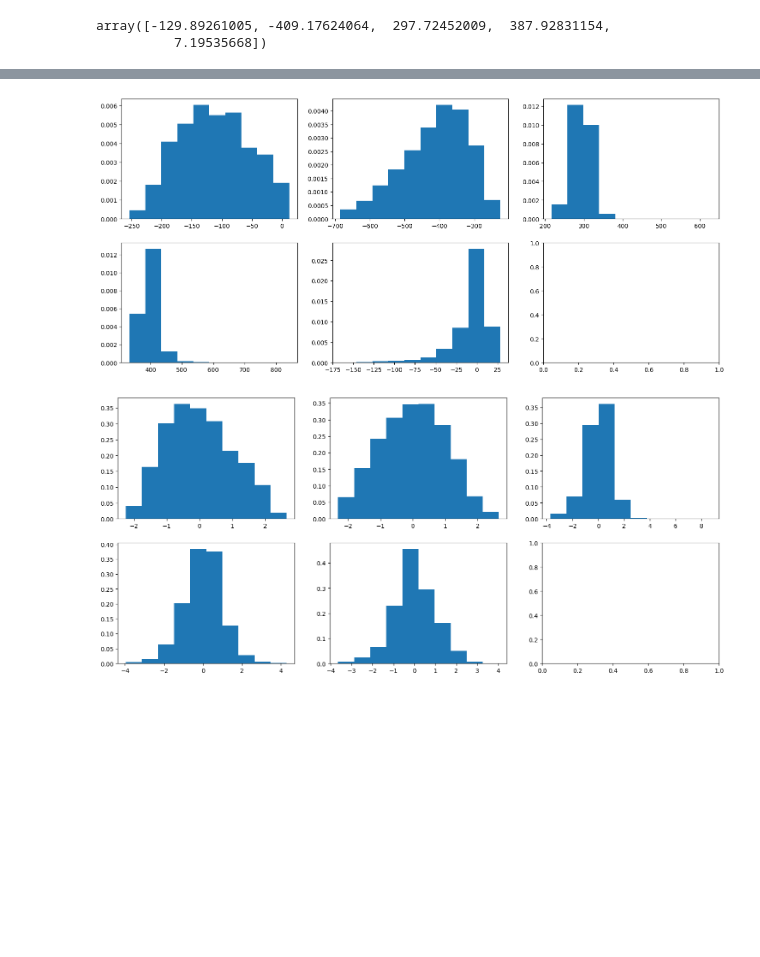
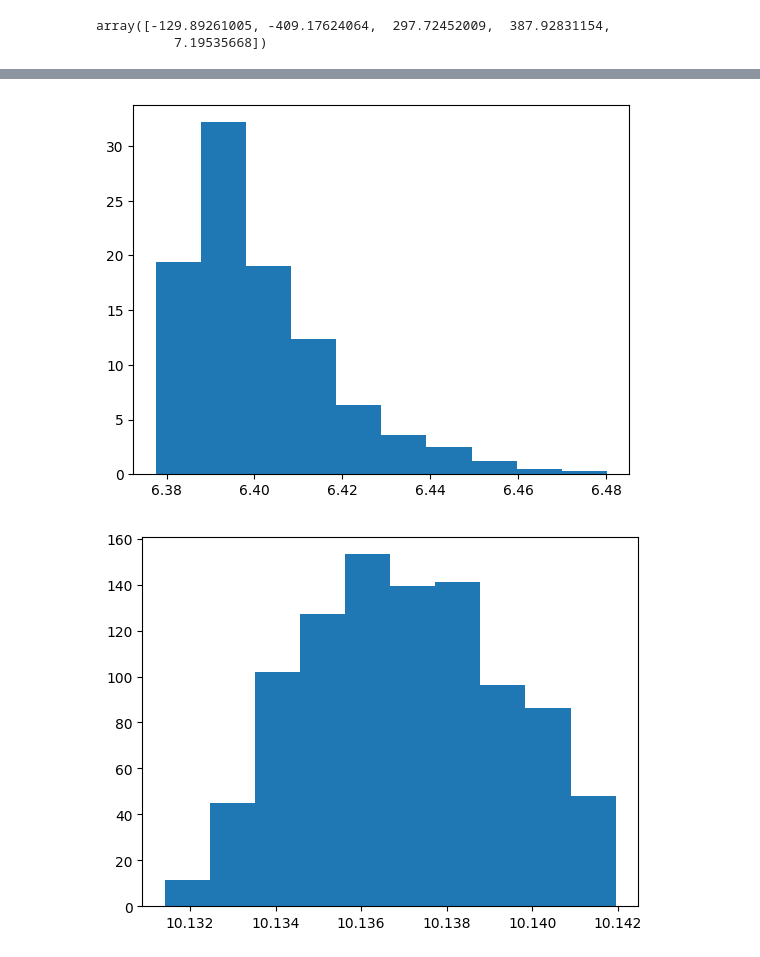
Before and after one commit to Harry45/emuplanck, a Jupyter notebook: playground.ipynb, the cells around one changed output, grey strips where cells are left out. Drawn from its saved outputs; the diff is of its cells as text; code cells hidden in the pictures; blank space fills up the shorter version.

Commit message:
Planck Emulator

```diff
--- a/playground.ipynb
+++ b/playground.ipynb
@@ -1335,18 +1354,12 @@ points_trans = np.vstack(points_trans).T
-# %%
-nrow = 2
-ncol = 3
-fig, axs = plt.subplots(nrow, ncol, figsize = (18,8))
-for i, ax in enumerate(fig.axes):
-    if i <= 4:
-        ax.hist(moped_coeffs[:,i], density = True)
-plt.show()
-# %% [output]
-[figure, removed]
-# %%
-fig, axs = plt.subplots(nrow, ncol, figsize = (18,8))
-for i, ax in enumerate(fig.axes):
-    if i <= 4:
-        ax.hist(points_trans[:,i], density = True)
-plt.show()
-# %% [output]
-[figure, removed]
+# %%
+loglike = pickle_load("src/emulike/planck/trainingpoints/", "loglike_lcdm_1500")
+# %%
+plt.hist(np.log(-2*loglike), density = True)
+plt.show()
+# %% [output]
+[figure, added]
+# %%
+plt.hist(np.log(mopedcoeff - 100 *  minmoped), density = True)
+plt.show()
+# %% [output]
+[figure, added]
```
Also changed, not shown: parts of 44 cells of this notebook, 17 other files.
